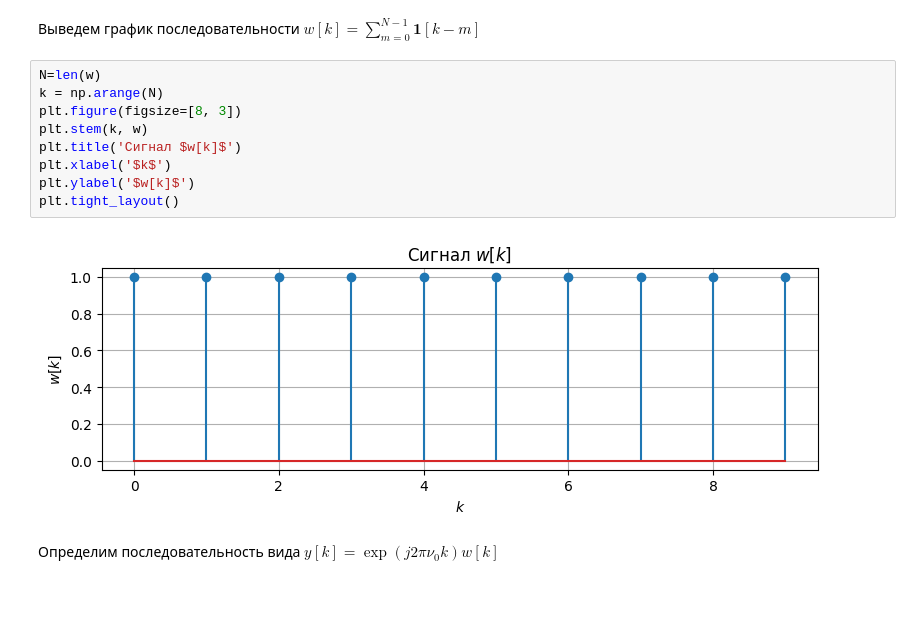
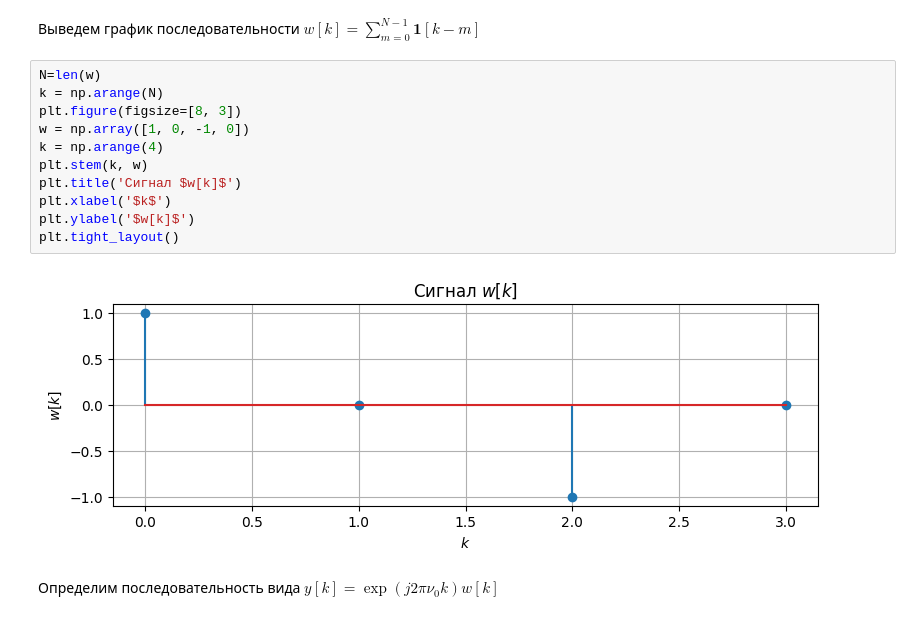
Before and after one commit to vlad-cool/RadioPhysicsLabs, a Jupyter notebook: Lab2_task.ipynb, the cells around one changed output. Drawn from its saved outputs; the diff is of its cells as text.

```diff
--- a/Lab2_task.ipynb
+++ b/Lab2_task.ipynb
@@ -514,14 +547,16 @@ array([1., 1., 1., 1., 1., 1., 1., 1., 1., 1.])
 # %%
 N=len(w)
 k = np.arange(N)
 plt.figure(figsize=[8, 3])
+w = np.array([1, 0, -1, 0])
+k = np.arange(4)
 plt.stem(k, w)
 plt.title('Сигнал $w[k]$')
 plt.xlabel('$k$')
 plt.ylabel('$w[k]$')
 plt.tight_layout()
 # %% [output]
-[figure, old version]
+[figure, new version]
 # %% [markdown]
 Определим последовательность вида $y[k]=\exp(j2\pi \nu_0 k) w[k]$
 # %%
```
Also changed, not shown: parts of 12 cells of this notebook, 38 other files.
